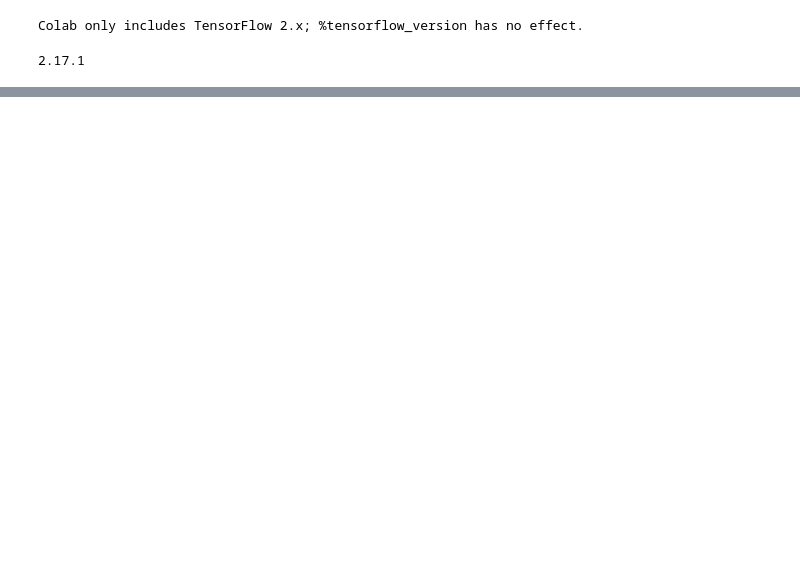
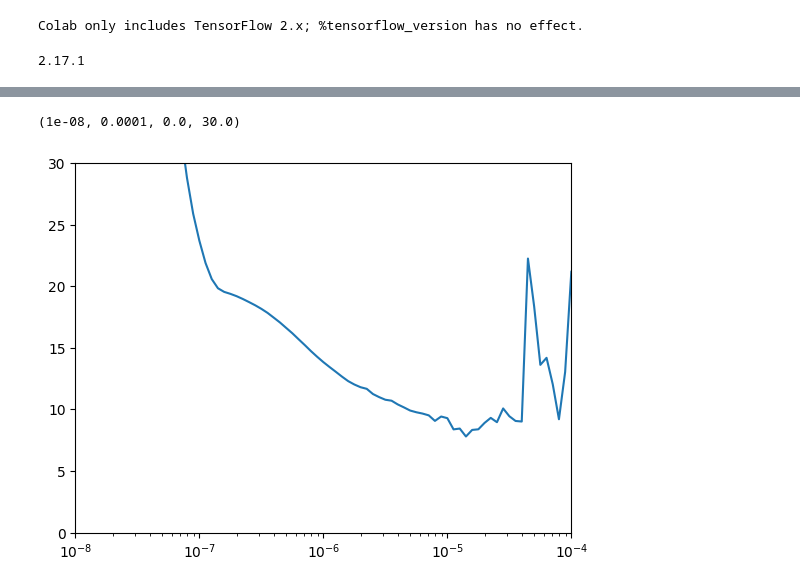
Before and after one commit to tsank/Demo, a Jupyter notebook: TensorFlow In Practice/Course 4 - S+P/S+P Week 3 Lesson 2 - RNN.ipynb, the cells around one changed output, grey strips where cells are left out. Drawn from its saved outputs; the diff is of its cells as text; code cells hidden in the pictures; blank space fills up the shorter version.

```diff
--- a/TensorFlow In Practice/Course 4 - S+P/S+P Week 3 Lesson 2 - RNN.ipynb
+++ b/TensorFlow In Practice/Course 4 - S+P/S+P Week 3 Lesson 2 - RNN.ipynb
@@ -131,6 +128,9 @@ Epoch 31/100
 # %%
-plt.semilogx(history.history["lr"], history.history["loss"])
+plt.semilogx(history.history["learning_rate"], history.history["loss"])
 plt.axis([1e-8, 1e-4, 0, 30])
+# %% [output]
+(1e-08, 0.0001, 0.0, 30.0)
+[figure, added]
 # %%
 tf.keras.backend.clear_session()
 tf.random.set_seed(51)
```
Also changed, not shown: parts of 4 cells of this notebook.
